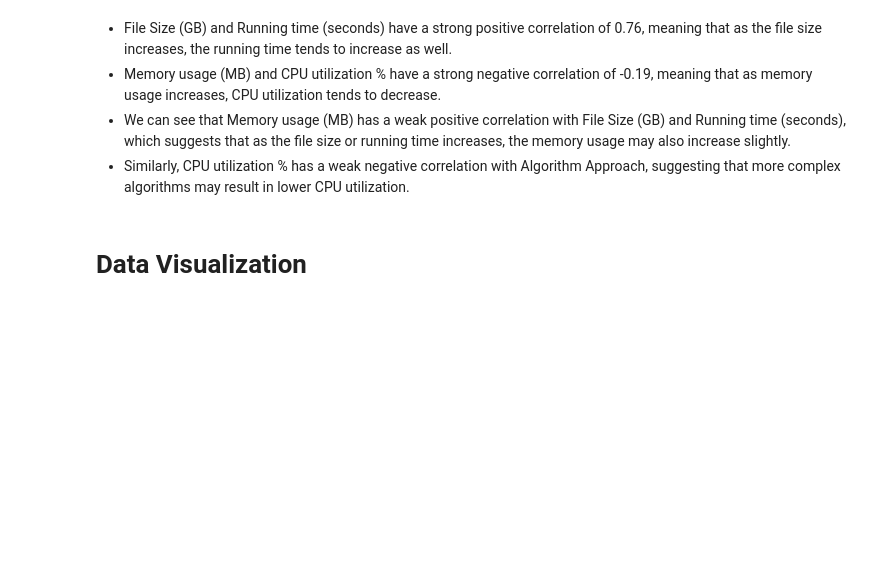
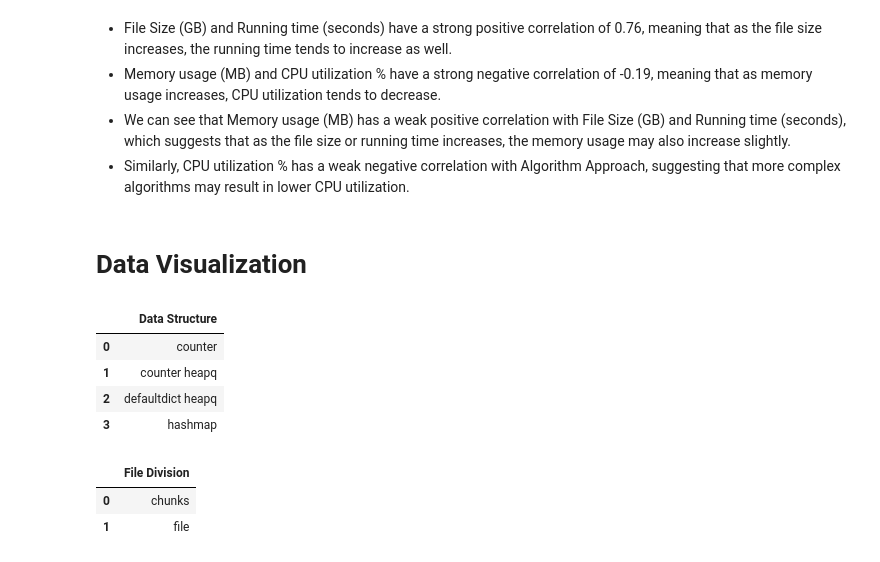
Before and after one commit to divaamahajan/K-Most-Popular-Words, a Jupyter notebook: logs/log_visualizaion.ipynb, the cells around one changed output. Saved outputs shown, nothing was run; the diff lists cells and outputs as text; code cells hidden in the pictures; blank space fills up the shorter version.

```diff
--- a/logs/log_visualizaion.ipynb
+++ b/logs/log_visualizaion.ipynb
@@ -50,15 +50,19 @@ df.describe()
 # drop 'Top k' and 'Filename' columns
 df = df.drop(columns=['Top k', 'Filename'])
 # %%
-# convert 'Data Structure', 'File division', and 'Algorithm Approach' to numeric values
+
+# create dictionaries to map numeric codes to text values
+data_structure_dict = {code: value for code, value in enumerate(df['Data Structure'].astype('category').cat.categories)}
+file_division_dict = {code: value for code, value in enumerate(df['File division'].astype('category').cat.categories)}
+algorithm_approach_dict = {code: value for code, value in enumerate(df['Algorithm Approach'].astype('category').cat.categories)}# convert 'Data Structure', 'File division', and 'Algorithm Approach' to numeric values
+
 df['Data Structure'] = df['Data Structure'].astype('category').cat.codes
 df['File division'] = df['File division'].astype('category').cat.codes
 df['Algorithm Approach'] = df['Algorithm Approach'].astype('category').cat.codes
 
-# create dictionaries to map numeric codes to text values
-data_structure_dict = {code: value for code, value in enumerate(df['Data Structure'].astype('category').cat.categories)}
-file_division_dict = {code: value for code, value in enumerate(df['File division'].astype('category').cat.categories)}
-algorithm_approach_dict = {code: value for code, value in enumerate(df['Algorithm Approach'].astype('category').cat.categories)}
+df_data_structure = pd.DataFrame.from_dict(data_structure_dict, orient='index', columns=['Data Structure'])
+df_file_division = pd.DataFrame.from_dict(file_division_dict, orient='index', columns=['File Division'])
+df_algorithm_approach = pd.DataFrame.from_dict(algorithm_approach_dict, orient='index', columns=['Algorithm Approach'])
 # %%
 
 # identify rows where chunk size is 0
@@ -111,3 +115,17 @@ plt.show()
 * Similarly, CPU utilization % has a weak negative correlation with Algorithm Approach, suggesting that more complex algorithms may result in lower CPU utilization.
 # %% [markdown]
 # Data Visualization
+# %%
+df_data_structure
+# %% [output]
+|  | Data Structure |
+| 0 | counter |
+| 1 | counter heapq |
+| 2 | defaultdict heapq |
+| 3 | hashmap |
+# %%
+df_file_division
+# %% [output]
+|  | File Division |
+| 0 | chunks |
+| 1 | file |
```
Also changed, not shown: parts of 3 cells of this notebook.
